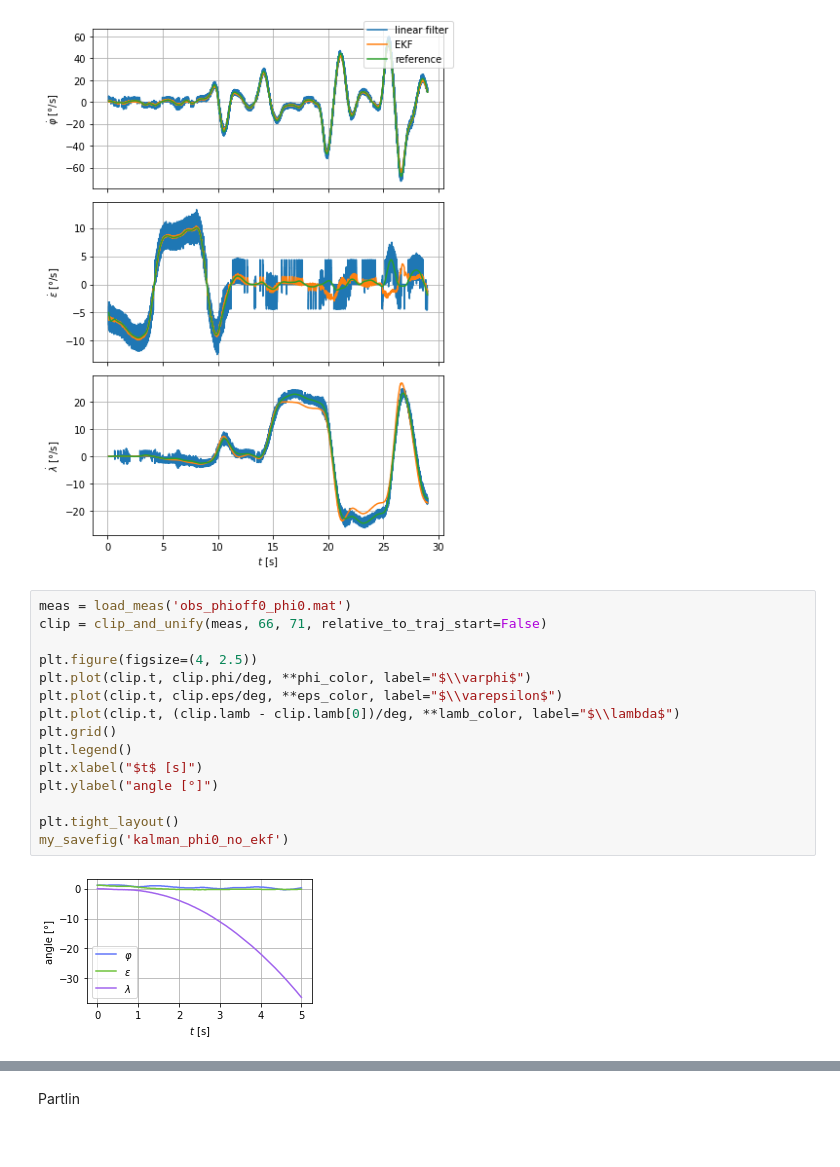
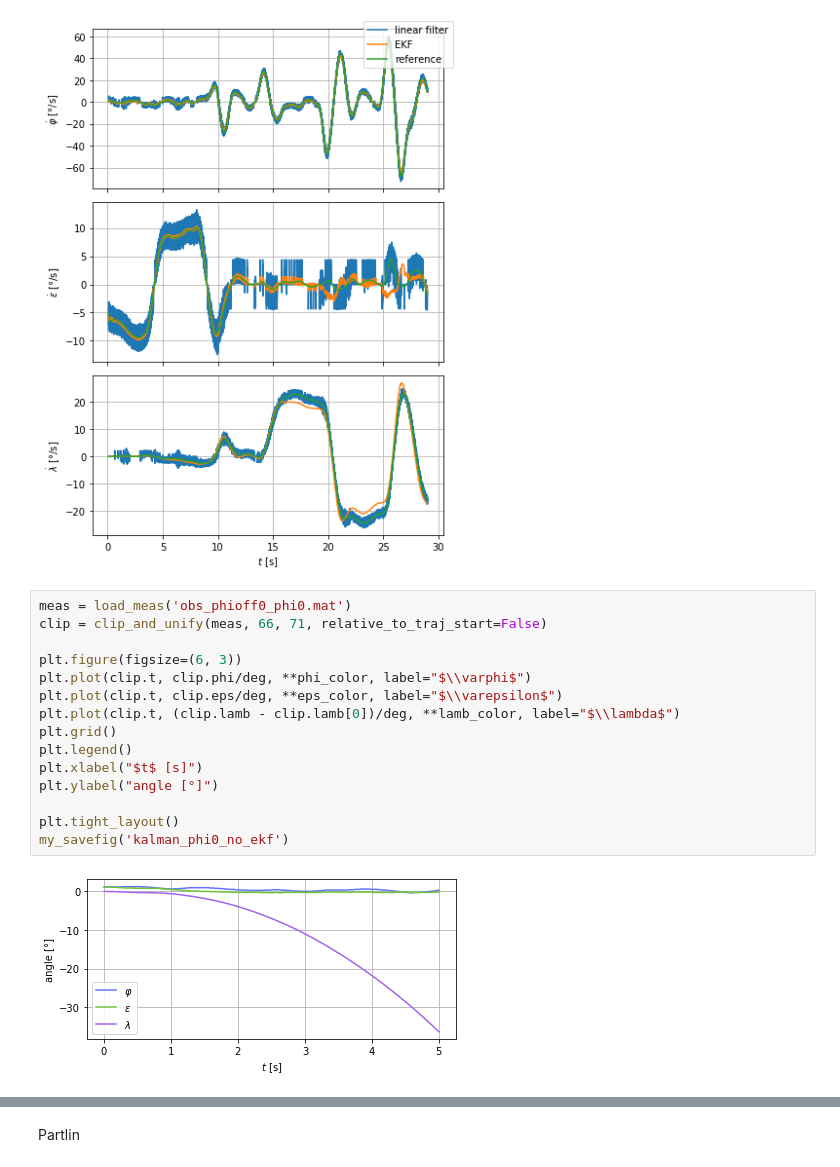
Before and after one commit to Rojetto/helicopter_thesis_code, a Jupyter notebook: scripts/diagrams.ipynb, the cells around one changed output, grey strips where cells are left out. Cells and saved outputs as stored; diff of their text form.

```diff
--- a/scripts/diagrams.ipynb
+++ b/scripts/diagrams.ipynb
@@ -1542,20 +1429,20 @@ my_savefig('kalman_bad_filter_comparison')
 # %%
 meas = load_meas('obs_phioff0_phi0.mat')
 clip = clip_and_unify(meas, 66, 71, relative_to_traj_start=False)
 
-plt.figure(figsize=(4, 2.5))
+plt.figure(figsize=(6, 3))
 plt.plot(clip.t, clip.phi/deg, **phi_color, label="$\\varphi$")
 plt.plot(clip.t, clip.eps/deg, **eps_color, label="$\\varepsilon$")
 plt.plot(clip.t, (clip.lamb - clip.lamb[0])/deg, **lamb_color, label="$\\lambda$")
 plt.grid()
 plt.legend()
 plt.xlabel("$t$ [s]")
 plt.ylabel("angle [°]")
 
 plt.tight_layout()
 my_savefig('kalman_phi0_no_ekf')
 # %% [output]
-[figure, old version]
+[figure, new version]
 # %%
 meas = load_meas('obs_phioff_ekf_phi0_1')
 clip = clip_and_unify(meas, 120, 1000, relative_to_traj_start=False, normalize_t=True)
```
Also changed, not shown: parts of 68 cells of this notebook, 1 other file.
